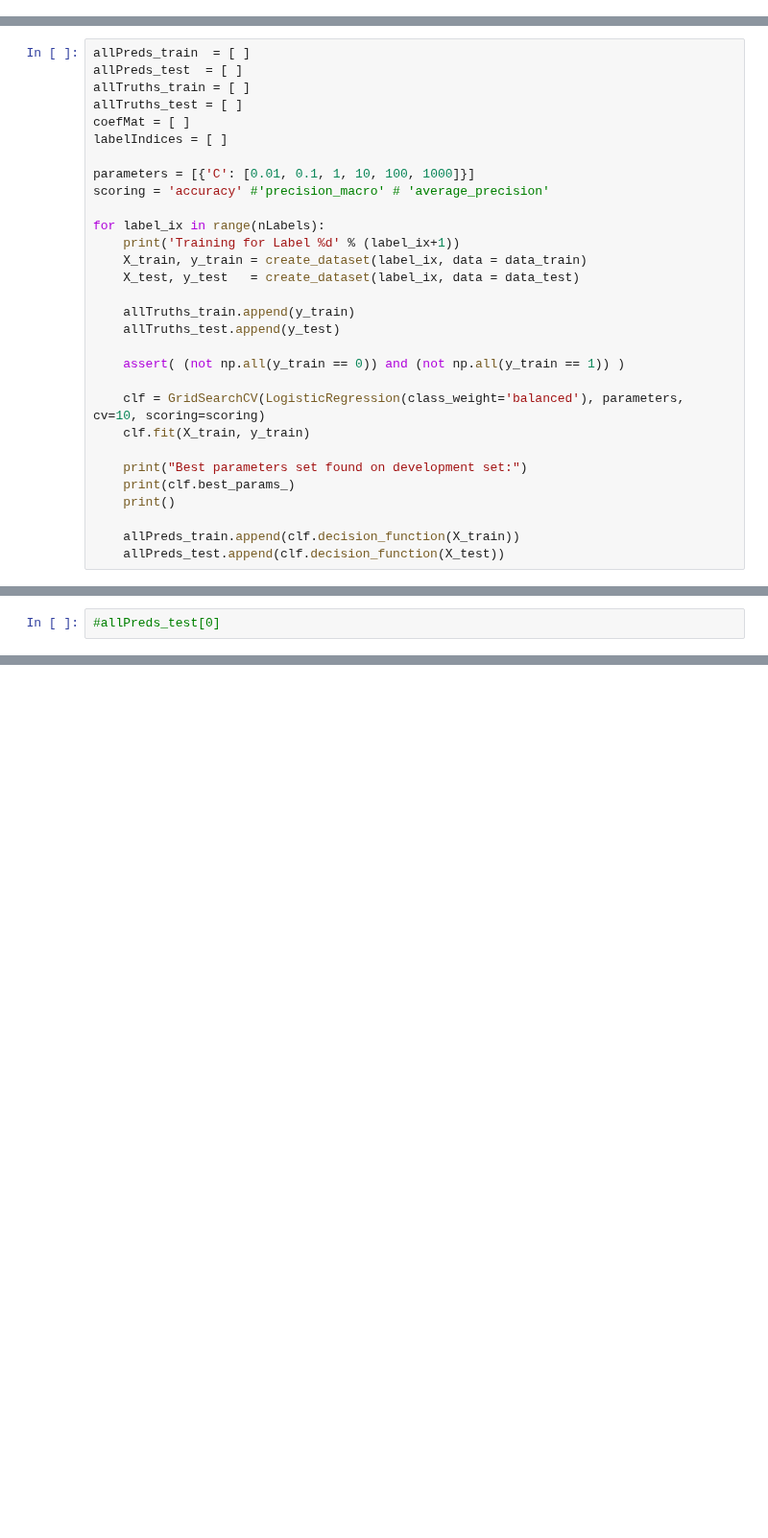
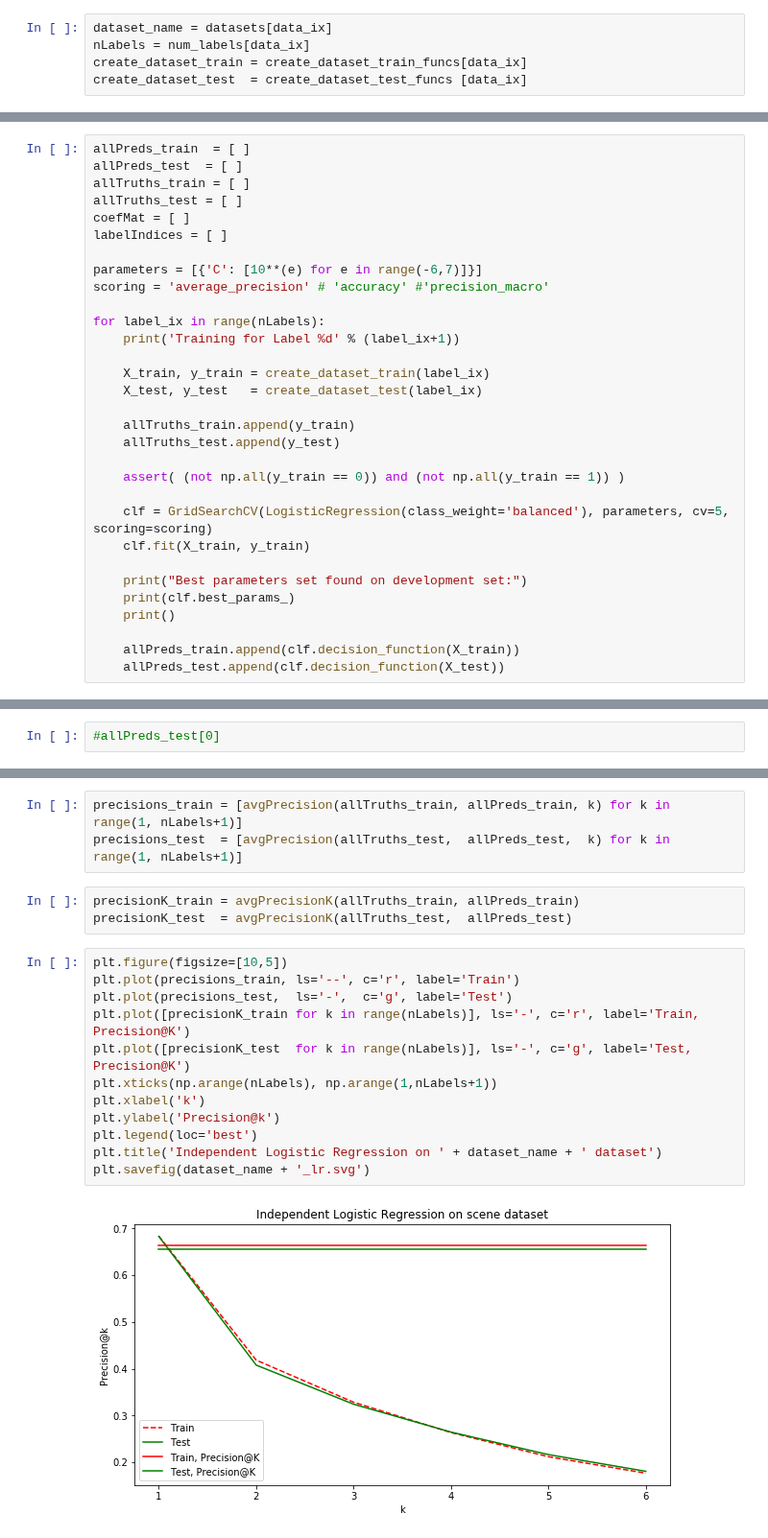
Before and after one commit to chengsoonong/digbeta, a Jupyter notebook: dchen/music/MLC_baseline.ipynb, the cells around one changed output, grey strips where cells are left out. Shown at 96% size. Saved outputs shown, nothing was run; the diff lists cells and outputs as text; blank space fills up the shorter version.

Commit message:
refactorise code, adding experiment on the scene dataset

```diff
--- a/dchen/music/MLC_baseline.ipynb
+++ b/dchen/music/MLC_baseline.ipynb
@@ -250,3 +44,8 @@ def avgPrecisionK(allTruths, allPreds):
+# %%
+dataset_name = datasets[data_ix]
+nLabels = num_labels[data_ix]
+create_dataset_train = create_dataset_train_funcs[data_ix]
+create_dataset_test  = create_dataset_test_funcs [data_ix]
 # %% [markdown]
 ## Binary relevance baseline
 # %% [markdown]
@@ -259,20 +58,21 @@ allTruths_test = [ ]
 coefMat = [ ]
 labelIndices = [ ]
 
-parameters = [{'C': [0.01, 0.1, 1, 10, 100, 1000]}]
-scoring = 'accuracy' #'precision_macro' # 'average_precision'
+parameters = [{'C': [10**(e) for e in range(-6,7)]}]
+scoring = 'average_precision' # 'accuracy' #'precision_macro'
 
 for label_ix in range(nLabels):
     print('Training for Label %d' % (label_ix+1))
-    X_train, y_train = create_dataset(label_ix, data = data_train)
-    X_test, y_test   = create_dataset(label_ix, data = data_test)
+
+    X_train, y_train = create_dataset_train(label_ix)
+    X_test, y_test   = create_dataset_test(label_ix)
 
     allTruths_train.append(y_train)
     allTruths_test.append(y_test)
 
     assert( (not np.all(y_train == 0)) and (not np.all(y_train == 1)) )
 
-    clf = GridSearchCV(LogisticRegression(class_weight='balanced'), parameters, cv=10, scoring=scoring)
+    clf = GridSearchCV(LogisticRegression(class_weight='balanced'), parameters, cv=5, scoring=scoring)
     clf.fit(X_train, y_train)
 
     print("Best parameters set found on development set:")
@@ -339,0 +134,20 @@ coefMat.shape
+# %%
+precisions_train = [avgPrecision(allTruths_train, allPreds_train, k) for k in range(1, nLabels+1)]
+precisions_test  = [avgPrecision(allTruths_test,  allPreds_test,  k) for k in range(1, nLabels+1)]
+# %%
+precisionK_train = avgPrecisionK(allTruths_train, allPreds_train)
+precisionK_test  = avgPrecisionK(allTruths_test,  allPreds_test)
+# %%
+plt.figure(figsize=[10,5])
+plt.plot(precisions_train, ls='--', c='r', label='Train')
+plt.plot(precisions_test,  ls='-',  c='g', label='Test')
+plt.plot([precisionK_train for k in range(nLabels)], ls='-', c='r', label='Train, Precision@K')
+plt.plot([precisionK_test  for k in range(nLabels)], ls='-', c='g', label='Test, Precision@K')
+plt.xticks(np.arange(nLabels), np.arange(1,nLabels+1))
+plt.xlabel('k')
+plt.ylabel('Precision@k')
+plt.legend(loc='best')
+plt.title('Independent Logistic Regression on ' + dataset_name + ' dataset')
+plt.savefig(dataset_name + '_lr.svg')
+# %% [output]
+[figure, added]
```
Also changed, not shown: parts of 44 cells of this notebook, 3 other files.
